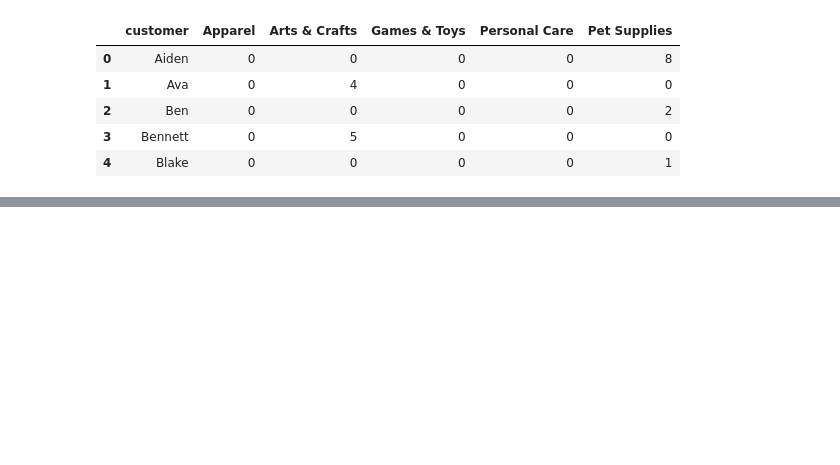
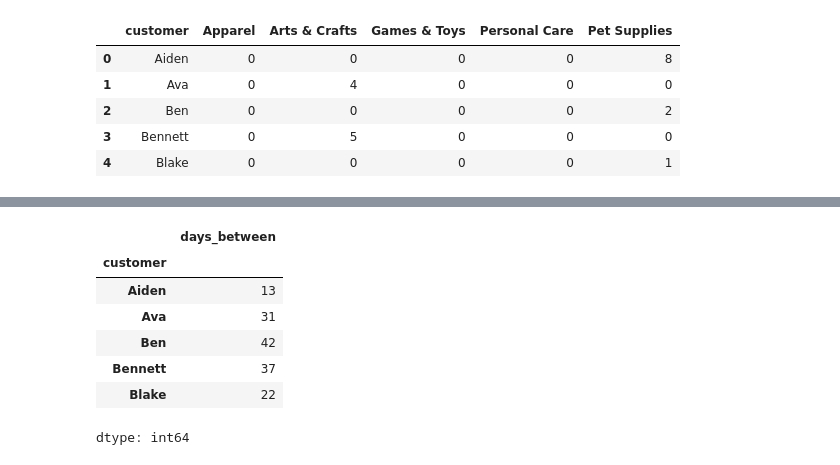
Before and after one commit to sairaawahid/Data-Science-in-Python-Data-Prep-and-EDA, a Jupyter notebook: 5. Preparing for Modeling/Preparing_for_modeling.ipynb, the cells around one changed output, grey strips where cells are left out. Saved outputs shown, nothing was run; the diff lists cells and outputs as text; code cells hidden in the pictures; blank space fills up the shorter version.

```diff
--- a/5. Preparing for Modeling/Preparing_for_modeling.ipynb
+++ b/5. Preparing for Modeling/Preparing_for_modeling.ipynb
@@ -585,0 +648,13 @@ model_df.head()
+# %%
+# Find the number of days since the last purchase
+days_between = (today - last_purchase).dt.days.rename('days_between')
+days_between.head()
+# %% [output]
+|  | days_between |
+| customer |  |
+| Aiden | 13 |
+| Ava | 31 |
+| Ben | 42 |
+| Bennett | 37 |
+| Blake | 22 |
+dtype: int64
```
Also changed, not shown: parts of 11 cells of this notebook.
